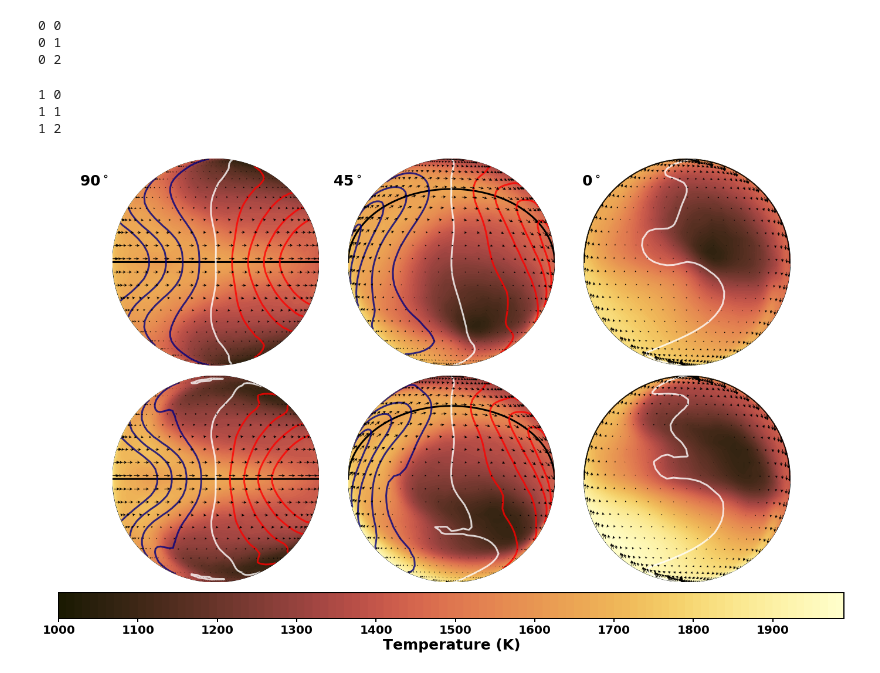
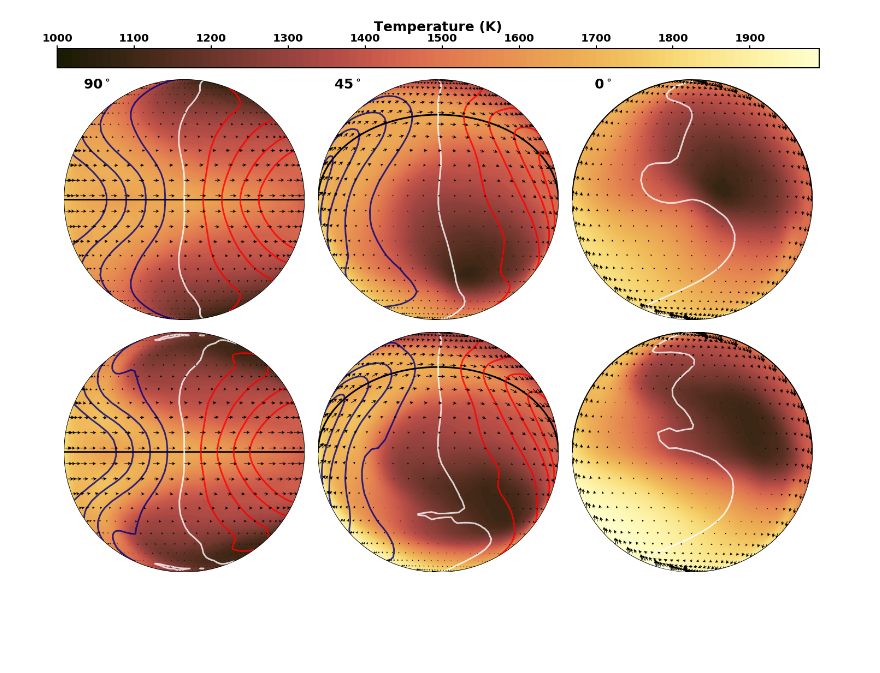
Before and after one commit to imalsky/New_Jups, a Jupyter notebook: Code/proj-inclinations.ipynb, the cells around one changed output. Cells and saved outputs as stored; diff of their text form; code cells hidden in the pictures; blank space fills up the shorter version.

```diff
--- a/Code/proj-inclinations.ipynb
+++ b/Code/proj-inclinations.ipynb
@@ -76,20 +76,17 @@ cm_name = 'lajolla'
 cm_file = np.loadtxt(f'ScientificColourMaps5/lajolla/lajolla.txt')
 my_colors = mcolors.LinearSegmentedColormap.from_list(cm_name, cm_file[::-1])
 
-
-fig, ax = plt.subplots(nrows=2, ncols=3, figsize=(24,16))
-plt.subplots_adjust(wspace=-0.25, hspace=0.05)
+fig, ax = plt.subplots(nrows=2, ncols=3, figsize=(25,20))
+plt.subplots_adjust(wspace=0, hspace=0.05)
 
 
-files = ['/home/imalsky/Desktop/test/init_UPS-LOW-G-CLEAR-250_phase_0.0_inc_0.0',
-         '/home/imalsky/Desktop/test/init_UPS-LOW-G-CLEAR-250_phase_0.0_inc_0.78539816',
-         '/home/imalsky/Desktop/test/init_UPS-LOW-G-CLEAR-250_phase_0.0_inc_1.57079633',
-         '/home/imalsky/Desktop/test/init_UPS-LOW-G-CLOUDY-250_phase_0.0_inc_0.0',
-         '/home/imalsky/Desktop/test/init_UPS-LOW-G-CLOUDY-250_phase_0.0_inc_0.785',
-         '/home/imalsky/Desktop/test/init_UPS-LOW-G-CLOUDY-250_phase_0.0_inc_1.5708']
 
-
-figure_names = ['clear-1', 'clear-2', 'clear-3', 'clear-4']
+files = ['/home/imalsky/Desktop/big-init-files/init_UPS-LOW-G-CLEAR-250_phase_0.0_inc_0.0',
+         '/home/imalsky/Desktop/big-init-files/init_UPS-LOW-G-CLEAR-250_phase_0.0_inc_0.78539816',
+         '/home/imalsky/Desktop/big-init-files/init_UPS-LOW-G-CLEAR-250_phase_0.0_inc_1.57079633',
+         '/home/imalsky/Desktop/big-init-files/init_UPS-LOW-G-CLOUDY-250_phase_0.0_inc_0.0',
+         '/home/imalsky/Desktop/big-init-files/init_UPS-LOW-G-CLOUDY-250_phase_0.0_inc_0.785',
+         '/home/imalsky/Desktop/big-init-files/init_UPS-LOW-G-CLOUDY-250_phase_0.0_inc_1.5708']
 
 
 pressure_mins = [79.8] * len(files)
@@ -124,6 +121,7 @@ for file in files:
     us = []
     vs = []
     vloss = []
+    taus = []
 
     for lat in all_lats:
         for lon in all_lons:
@@ -131,9 +129,15 @@ for file in files:
             temp_df = temp_df[temp_df.lon == lon]
             temp_df = temp_df.reset_index()
 
-            k = len(temp_df.pressure) - 1
-            while temp_df.pressure[k] * 1e-2 > pressure_min:
-                k = k - 1
+            tau = 0
+            k = 0
+            while temp_df.pressure[k] * 1e-2 < pressure_min:
+                tau += temp_df.aero_sw_tau_1[k] * (0.07 / 0.01) * 0.2
+                tau += temp_df.aero_sw_tau_2[k] * (1.25 / 0.16) * 0.2
+                tau += temp_df.aero_sw_tau_3[k] * (0.12 / 0.02) * 0.2
+                tau += temp_df.aero_sw_tau_4[k] * (0.56 / 0.02) * 0.2
+
+                k = k + 1
 
             lats.append(lat)
             lons.append(lon)
@@ -141,6 +145,7 @@ for file in files:
             vloss.append(temp_df.vlos[k])
             us.append(temp_df.u[k])
             vs.append(temp_df.v[k])
+            taus.append(tau)
 
 
     new_lats = np.reshape(lats, (48, 96))
@@ -149,75 +154,55 @@ for file in files:
     final_lats = new_lats * np.pi / 180
     final_lons = new_lons * np.pi / 180
 
+    final_taus  = np.reshape(taus, (48, 96))
     final_temps = np.reshape(temps, (48, 96))
 
     final_us = np.reshape(us, (48, 96))
     final_vs = np.reshape(vs, (48, 96))
     final_vlos = np.reshape(vloss, (48, 96))
 
-    j = 0
-    if i > 2:
-        j = 1
-        z = i - 3
-    if i > 2:
-        print (j, z)
-        map = Basemap(projection='ortho',lat_0=0,lon_0=180,resolution='l', ax=ax[j, z])
-    else:
-        print (j, i)
-        map = Basemap(projection='ortho',lat_0=0,lon_0=180,resolution='l', ax=ax[j, i])
-    map.drawmapboundary(fill_color='aqua')
-
+    map = Basemap(projection='ortho',lat_0=0,lon_0=180,resolution='l', ax=ax[i//3, i%3])
 
     # compute native map projection coordinates of lat/lon grid.
     x, y = map(final_lons*180./np.pi, final_lats*180./np.pi)
-
 
     # Graph temperature
     cs1 = map.contourf(x, y, final_temps, 100, cmap=my_colors, levels=np.arange(1000, 2000, 10))
 
     map.contour(x, y, final_vlos, levels=[0],colors='white', linewidths=3,zorder=3, alpha=0.8)
 
     map.contour(x, y, final_vlos, levels=[-4000, -3000, -2000, -1000], colors='red', alpha=0.8,
                 linewidths=3, linestyles='solid',zorder=3)
 
     map.contour(x, y, final_vlos, levels=[1000, 2000, 3000, 4000],  alpha=0.8,
                                   colors='navy', linewidths=3,zorder=5)
 
-    if i == 0 or i == 3:
+    if i%3 == 0:
         map.drawgreatcircle(-90, 0, 180, 0, linewidth=3, color='black', linestyle='solid', zorder=1)
         map.drawgreatcircle(90,  0, 180, 0, linewidth=3, color='black', linestyle='solid', zorder=2)
-
-    elif i == 1 or i == 4:
+    elif i%3 == 1:
         map.drawgreatcircle(-90, 0, 180, 45, linewidth=3, color='black', linestyle='solid', zorder=1)
         map.drawgreatcircle(90,  0, 180, 45, linewidth=3, color='black', linestyle='solid', zorder=2)
-
     else:
         map.drawgreatcircle(-90, 0, 180, 90, linewidth=3, color='black', linestyle='solid', zorder=1)
         map.drawgreatcircle(90,  0, 180, 90, linewidth=3, color='black', linestyle='solid', zorder=2)
 
     # Graph the wind vectors
     map.quiver(x[::2,::2], y[::2,::2], final_us[::2,::2], final_vs[::2,::2], color='black',
               headwidth=6, scale = 220000, headlength=6, alpha=1.0, zorder=6)
 
     i = i + 1
 
 
-cbar = fig.colorbar(cs1, ax=ax.ravel().tolist(), location='bottom', aspect=30, pad=0.02)
+cbar1 = fig.colorbar(cs1, ax=ax.ravel().tolist(), location='top', aspect=40, pad=0.02)
+cbar1.outline.set_linewidth(2)
+cbar1.set_label(label='Temperature (K)',weight='bold', fontsize=25)
+cbar1.ax.tick_params(labelsize=20)
 
-cbar.outline.set_linewidth(2)
-cbar.set_label(label='Temperature (K)',weight='bold', fontsize=25)
-cbar.ax.tick_params(labelsize=20)
+fig.text(0.165, 0.74, r"90$^\circ$", size=25, weight='bold', ha='center')
+fig.text(0.42, 0.74, r"45$^\circ$", size=25, weight='bold', ha='center')
+fig.text(0.68, 0.74, r"0$^\circ$", size=25, weight='bold', ha='center')
 
-fig.text(0.16, 0.84, r"90$^\circ$", size=25, weight='bold', ha='center')
-fig.text(0.41, 0.84, r"45$^\circ$", size=25, weight='bold', ha='center')
-fig.text(0.65, 0.84, r"0$^\circ$", size=25, weight='bold', ha='center')
-
-plt.savefig('/home/imalsky/Desktop/incs.png', bbox_inches='tight', dpi=250)
+plt.savefig('/home/imalsky/Desktop/incs.png', bbox_inches='tight', dpi=75)
 # %% [output]
-0 0
-0 1
-0 2
-1 0
-1 1
-1 2
-[figure, old version]
+[figure, new version]
```
Also changed, not shown: parts of 1 cell of this notebook, 15 other files.
